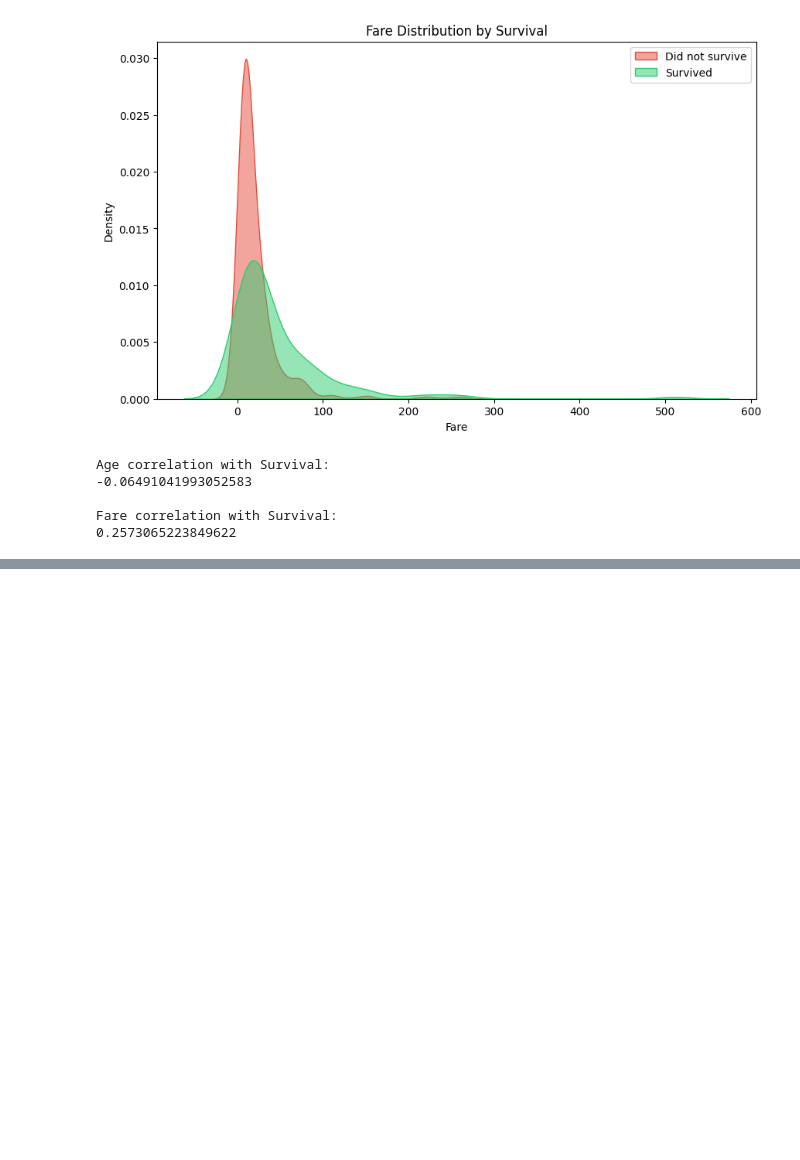
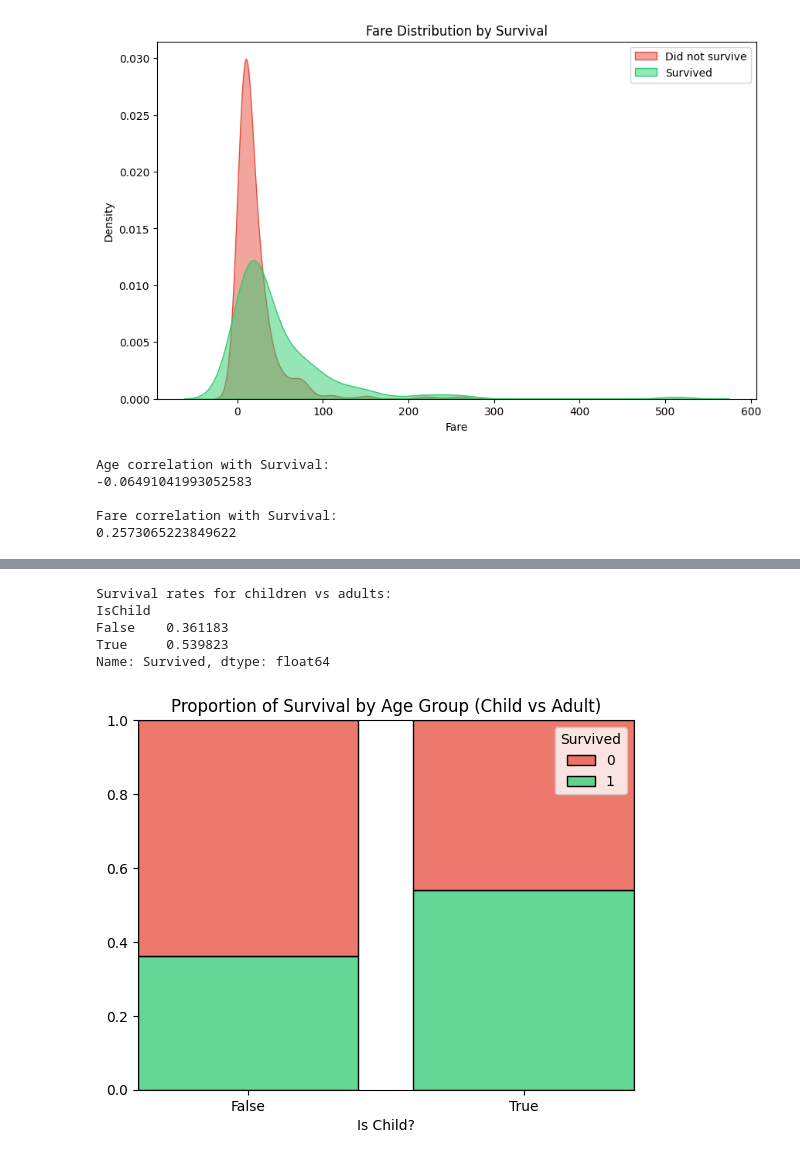
Before and after one commit to rodrigo-glez/eda-practice-titanic, a Jupyter notebook: notebooks/eda_titanic.ipynb, the cells around one changed output, grey strips where cells are left out. Saved outputs shown, nothing was run; the diff lists cells and outputs as text; code cells hidden in the pictures; blank space fills up the shorter version.

```diff
--- a/notebooks/eda_titanic.ipynb
+++ b/notebooks/eda_titanic.ipynb
@@ -158,0 +207,30 @@ Fare correlation with Survival:
+# %%
+# Now looking at children/younger passengers specifically
+df['IsChild'] = df['Age'] < 18
+
+print("Survival rates for children vs adults:")
+survival_rates = df.groupby('IsChild')['Survived'].mean()
+print(survival_rates)
+
+df['IsChild_str'] = df['IsChild'].astype(str)
+
+sns.histplot(
+    data=df,
+    x='IsChild_str',
+    hue='Survived',
+    multiple='fill',
+    shrink=0.8,
+    palette=['#e74c3c', '#2ecc71']
+)
+
+plt.title('Proportion of Survival by Age Group (Child vs Adult)')
+plt.xlabel('Is Child?')
+plt.ylabel('')
+plt.show()
+# %% [output]
+Survival rates for children vs adults:
+IsChild
+False    0.361183
+True     0.539823
+Name: Survived, dtype: float64
+[figure, added]
```
Also changed, not shown: parts of 2 cells of this notebook.
